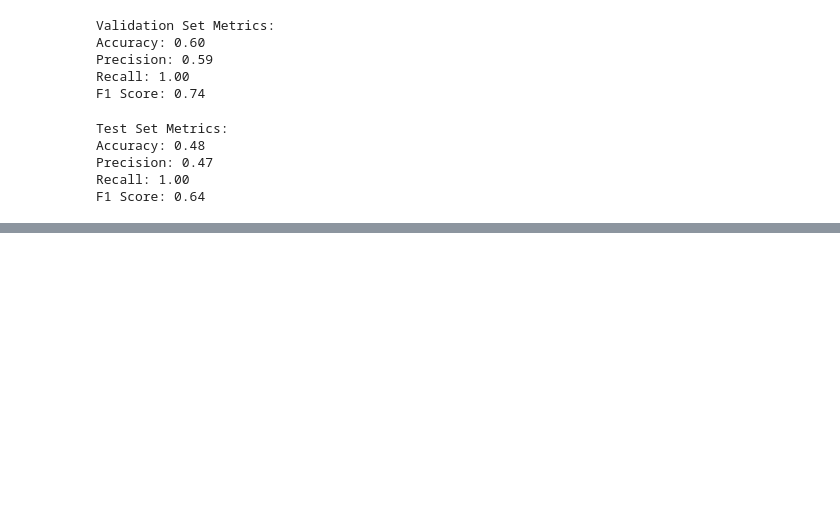
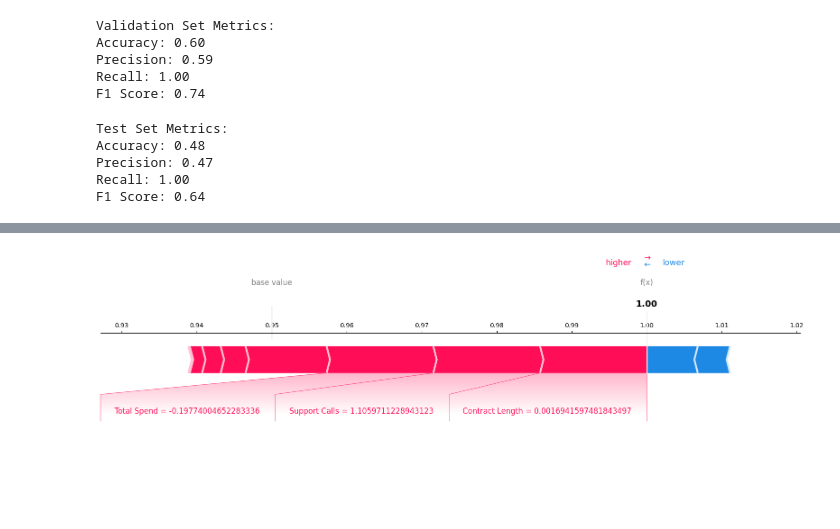
Before and after one commit to manas-j/iml, a Jupyter notebook: assignment 1/svm_rbf.ipynb, the cells around one changed output, grey strips where cells are left out. Saved outputs shown, nothing was run; the diff lists cells and outputs as text; code cells hidden in the pictures; blank space fills up the shorter version.

```diff
--- a/assignment 1/svm_rbf.ipynb
+++ b/assignment 1/svm_rbf.ipynb
@@ -110,0 +99,4 @@ shap.summary_plot(shap_interaction_values[0], X_test.iloc[:10, :], feature_names
+# %%
+shap.force_plot(explainer.expected_value, shap_values[1], X_test_scaled[1], feature_names=feature_names, matplotlib=True, figsize=(20, 5), contribution_threshold=0.25)
+# %% [output]
+[figure, added]
```
Also changed, not shown: parts of 8 cells of this notebook, 3 other files.
